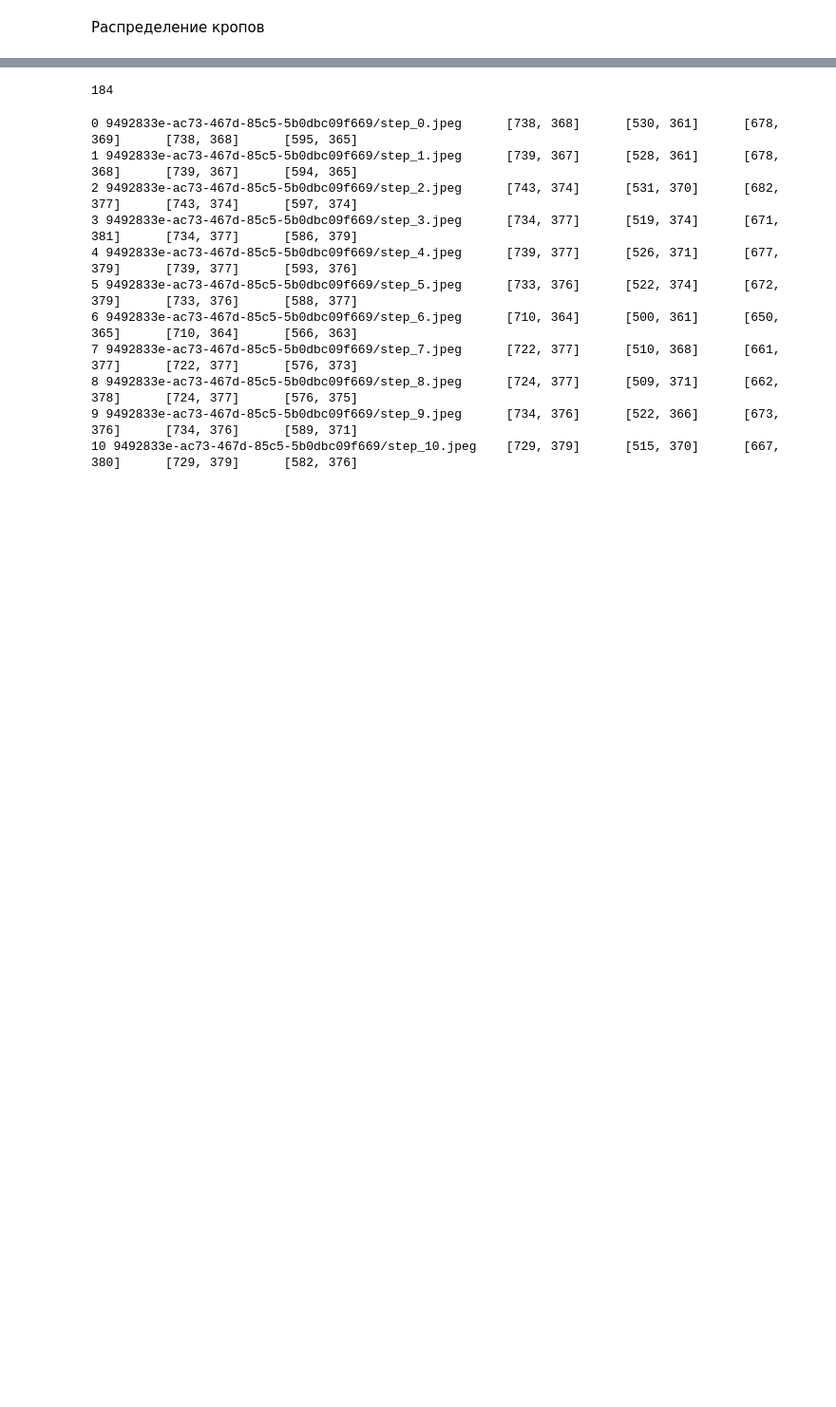
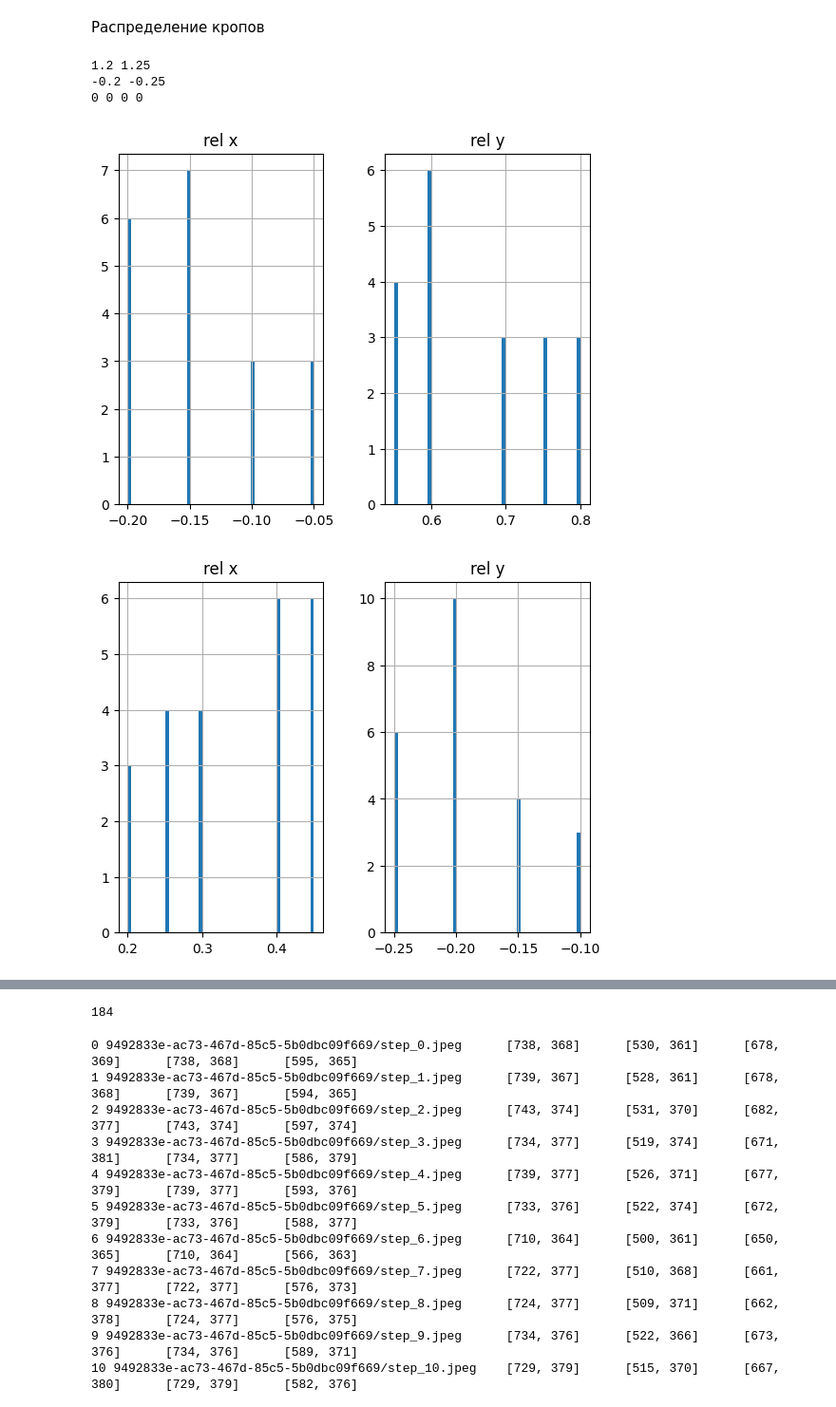
Before and after one commit to biquaternion/gaze_detection, a Jupyter notebook: eda/GazeT.ipynb, the cells around one changed output, grey strips where cells are left out. Shown at 95% size. Saved outputs shown, nothing was run; the diff lists cells and outputs as text; code cells hidden in the pictures; blank space fills up the shorter version.

```diff
--- a/eda/GazeT.ipynb
+++ b/eda/GazeT.ipynb
@@ -115,2 +122,36 @@ StopIteration:
 # %% [markdown]
 Распределение кропов
+# %%
+rel_x, rel_y = [], []
+over_1_x, over_1_y = [], []
+less_0_x, less_0_y = [], []
+for md in metadata:
+    x_ = md['relative_x']
+    y_ = md['relative_y']
+    # if x_ > 1:
+    #     over_1_x.append(x_)
+    # if y_ > 1:
+    #     over_1_y.append(y_)
+    # if x_ < 0:
+    #     less_0_x.append(x_)
+    # if y_ < 0:
+    #     less_0_y.append(y_)
+    rel_x.append(x_)
+    rel_y.append(y_)
+# for t, n in zip([over_1_x, over_1_y, less_0_x, less_0_y], ['over_1_x', 'over_1_y', 'less_0_x', 'less_0_y']):
+#     pd.DataFrame({n: t}).hist(bins=100)
+rel_xy_df = pd.DataFrame({'rel x': rel_x, 'rel y': rel_y})
+rel_xy_df[rel_xy_df['rel x'] < 0].hist(bins=50)
+rel_xy_df[rel_xy_df['rel y'] < 0].hist(bins=50)
+rel_xy_df[rel_xy_df['rel x'] > 1].hist(bins=50)
+rel_xy_df[rel_xy_df['rel y'] > 1].hist(bins=50)
+
+print(max(rel_x), max(rel_y))
+print(min(rel_x), min(rel_y))
+print(len(over_1_x), len(over_1_y), len(less_0_x), len(less_0_y))
+# %% [output]
+1.2 1.25
+-0.2 -0.25
+0 0 0 0
+[figure, added]
+[figure, added]
```
Also changed, not shown: parts of 3 cells of this notebook, 5 other files.
